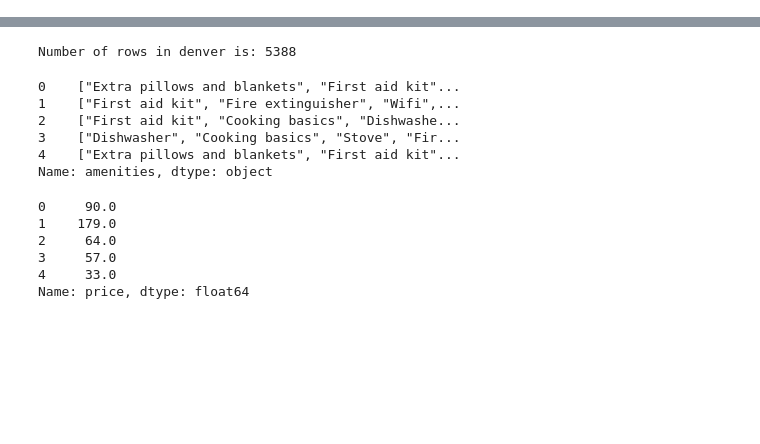
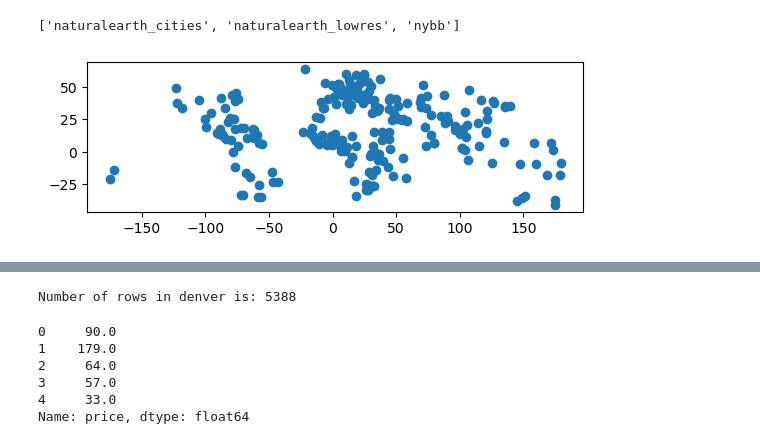
Before and after one commit to mmccanse/L3, a Jupyter notebook: data_prep_mm.ipynb, the cells around one changed output, grey strips where cells are left out. Drawn from its saved outputs; the diff is of its cells as text; code cells hidden in the pictures; blank space fills up the shorter version.

```diff
--- a/data_prep_mm.ipynb
+++ b/data_prep_mm.ipynb
@@ -8,3 +16,14 @@ from sklearn.preprocessing import StandardScaler
+# %%
+gpd.datasets.available
+# %% [output]
+['naturalearth_cities', 'naturalearth_lowres', 'nybb']
+# %%
+cities = gpd.read_file(gpd.datasets.get_path('naturalearth_cities'))
+# %%
+cities.plot()
+plt.show()
+# %% [output]
+[figure, added]
 # %%
 # Increase number of rows/columns that will be visible
 pd.set_option('display.max_columns', 45)
@@ -56,14 +75,7 @@ Number of rows in denver is: 5388
 # %%
 # check that amenities column has data. Initially started with data scraped at 12.23, but it did not include amenities
 # data, so reverted to 09.23 dataset.
-denver['amenities'].head()
+# denver['amenities'].head()
-# %% [output]
-0    ["Extra pillows and blankets", "First aid kit"...
-1    ["First aid kit", "Fire extinguisher", "Wifi",...
-2    ["First aid kit", "Cooking basics", "Dishwashe...
-3    ["Dishwasher", "Cooking basics", "Stove", "Fir...
-4    ["Extra pillows and blankets", "First aid kit"...
-Name: amenities, dtype: object
 # %%
 # remove $ and commas in price column
 denver['price'] = denver['price'].replace('[\$,]', '', regex=True).astype(float)
```
Also changed, not shown: parts of 14 cells of this notebook.
